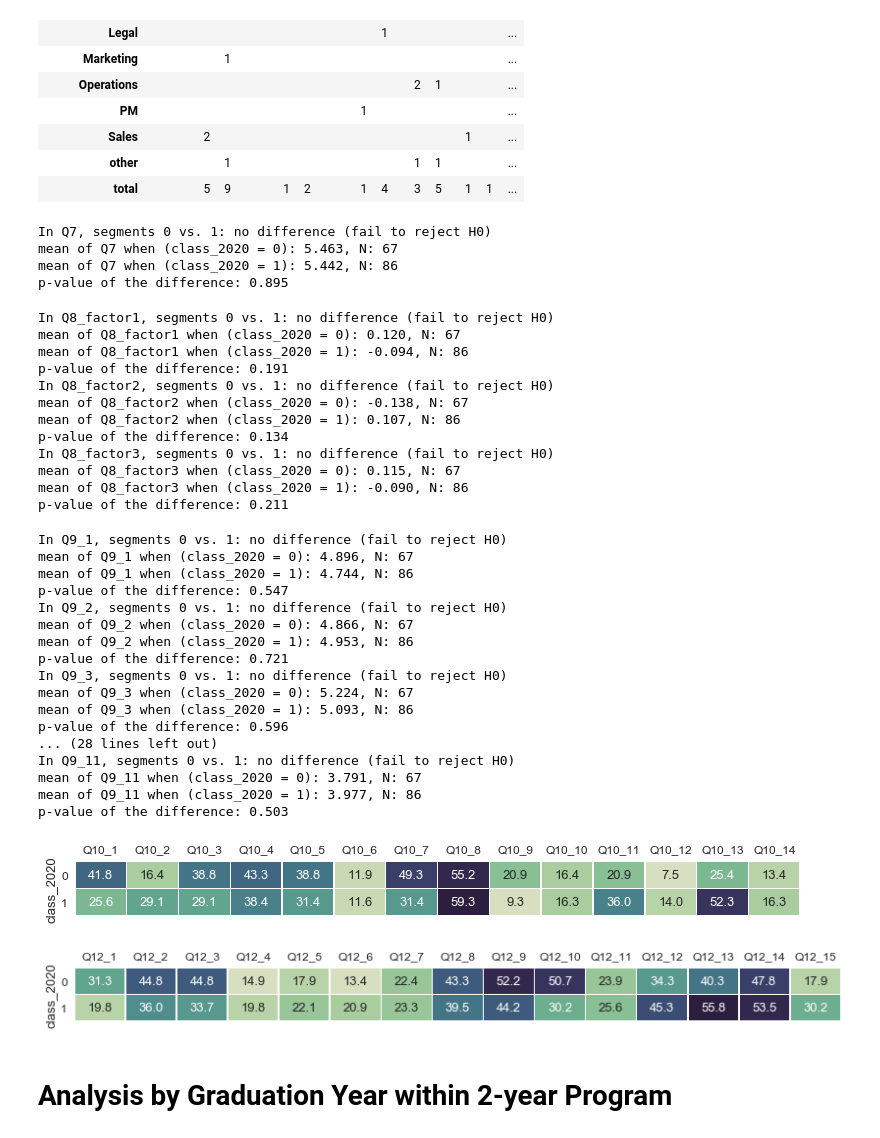
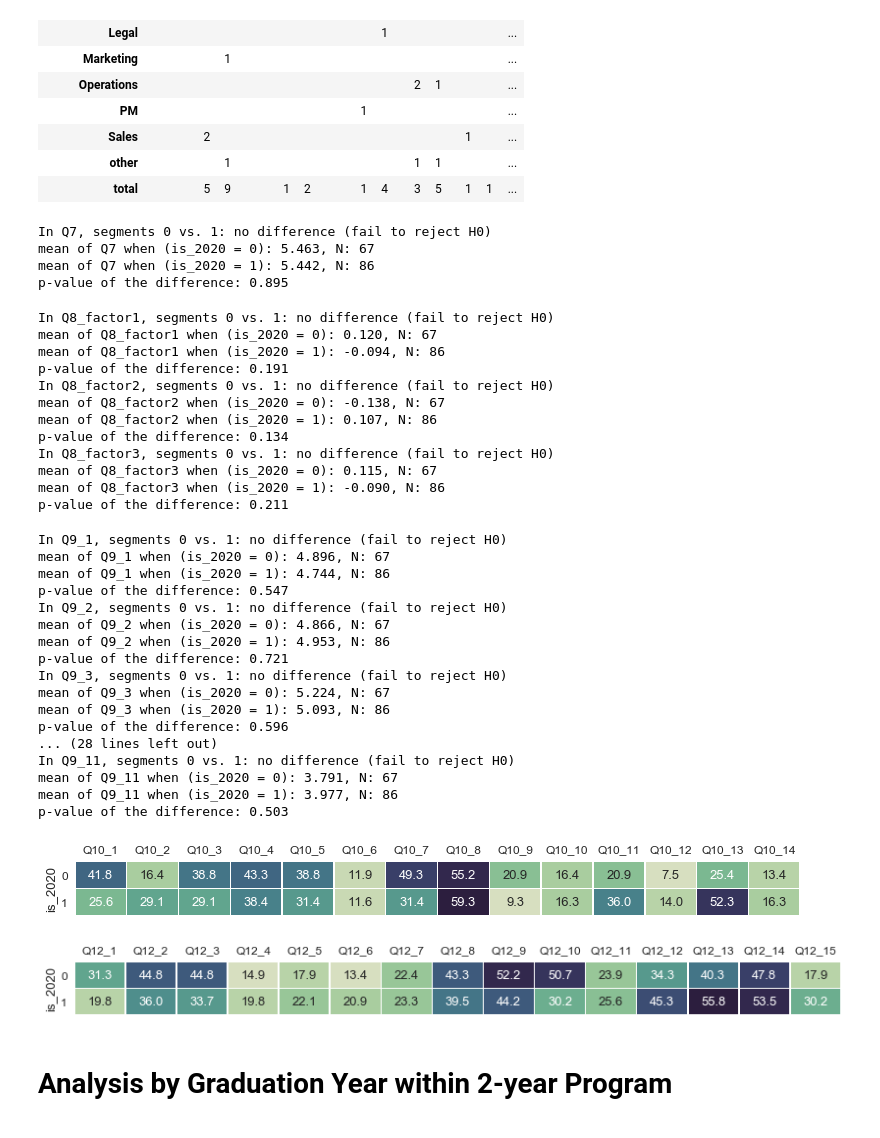
Before and after one commit to kl884/COVID-19-Test-Positive-Rate, a Jupyter notebook: SPMI (not related to COVID-19)/SPMI Survey.ipynb, the cells around one changed output. Saved outputs shown, nothing was run; the diff lists cells and outputs as text; code cells hidden in the pictures.

```diff
--- a/SPMI (not related to COVID-19)/SPMI Survey.ipynb
+++ b/SPMI (not related to COVID-19)/SPMI Survey.ipynb
@@ -584,7 +576,7 @@ if df['Progress'].min() < 100:
 
 # Remove unnecessary or confidential info
 duration_sec= df['Duration__in_seconds_'].copy()
-df= df.iloc[:, df.columns.get_loc('reward'):df.columns.get_loc('Q26')+1]
+df= df.iloc[:, df.columns.get_loc('Q2'):df.columns.get_loc('Q26')+1]
 df['duration_min']= duration_sec/60
 
 # Rename the demographics
@@ -1056,7 +1047,7 @@ groupby_pct(Q12, segment= Q8_cluster2['Q8_segment2'], figsize= (14,1))
 # Analysis by Graduation Year
 # %%
 # Create a dummy variable for class of 2020 (graduating class)
-df['class_2020']= (df['class'] == '2020').astype(int)
+df['is_2020']= (df['class'] == '2020').astype(int)
 # %%
 # Fisher's exact test with Q8_segment2
 # Use Fisher's test here because the sample size is small
@@ -1115,65 +1106,65 @@ career_tab(class_not2020, segment= class_not2020['Q8_segment2'])
 | total | 5 | 9 | 1 | 2 | 1 | 4 | 3 | 5 | 1 | 1 | ... |
 # %%
 # T-test for 2020 vs. non-2020 on overall satisfaction
-multi_ttest_1d(df, 'class_2020', 'Q7', alpha= 0.05, violinplot= None)
+multi_ttest_1d(df, 'is_2020', 'Q7', alpha= 0.05, violinplot= None)
 # %% [output]
 In Q7, segments 0 vs. 1: no difference (fail to reject H0)
-mean of Q7 when (class_2020 = 0): 5.463, N: 67
-mean of Q7 when (class_2020 = 1): 5.442, N: 86
+mean of Q7 when (is_2020 = 0): 5.463, N: 67
+mean of Q7 when (is_2020 = 1): 5.442, N: 86
 p-value of the difference: 0.895
 # %%
 # T-test for 2020 vs. non-2020 on satisfaction (Q8)
 Q8_clusters= transformed_variables_Q8.columns.values
 df[Q8_clusters]= Q8_cluster2[Q8_clusters]
-multi_ttest_2d(df, 'class_2020', Q8_clusters, alpha= 0.05, violinplot= None)
+multi_ttest_2d(df, 'is_2020', Q8_clusters, alpha= 0.05, violinplot= None)
 
 # No difference
 # %% [output]
 In Q8_factor1, segments 0 vs. 1: no difference (fail to reject H0)
-mean of Q8_factor1 when (class_2020 = 0): 0.120, N: 67
-mean of Q8_factor1 when (class_2020 = 1): -0.094, N: 86
+mean of Q8_factor1 when (is_2020 = 0): 0.120, N: 67
+mean of Q8_factor1 when (is_2020 = 1): -0.094, N: 86
 p-value of the difference: 0.191
 In Q8_factor2, segments 0 vs. 1: no difference (fail to reject H0)
-mean of Q8_factor2 when (class_2020 = 0): -0.138, N: 67
-mean of Q8_factor2 when (class_2020 = 1): 0.107, N: 86
+mean of Q8_factor2 when (is_2020 = 0): -0.138, N: 67
+mean of Q8_factor2 when (is_2020 = 1): 0.107, N: 86
 p-value of the difference: 0.134
 In Q8_factor3, segments 0 vs. 1: no difference (fail to reject H0)
-mean of Q8_factor3 when (class_2020 = 0): 0.115, N: 67
-mean of Q8_factor3 when (class_2020 = 1): -0.090, N: 86
+mean of Q8_factor3 when (is_2020 = 0): 0.115, N: 67
+mean of Q8_factor3 when (is_2020 = 1): -0.090, N: 86
 p-value of the difference: 0.211
 # %%
 # T-test for 2020 vs. non-2020 on importance (Q9)
-multi_ttest_2d(df, 'class_2020', Q9.columns.values, alpha= 0.05, violinplot= None)
+multi_ttest_2d(df, 'is_2020', Q9.columns.values, alpha= 0.05, violinplot= None)
 
 # No difference
 # %% [output]
 In Q9_1, segments 0 vs. 1: no difference (fail to reject H0)
-mean of Q9_1 when (class_2020 = 0): 4.896, N: 67
-mean of Q9_1 when (class_2020 = 1): 4.744, N: 86
+mean of Q9_1 when (is_2020 = 0): 4.896, N: 67
+mean of Q9_1 when (is_2020 = 1): 4.744, N: 86
 p-value of the difference: 0.547
 In Q9_2, segments 0 vs. 1: no difference (fail to reject H0)
-mean of Q9_2 when (class_2020 = 0): 4.866, N: 67
-mean of Q9_2 when (class_2020 = 1): 4.953, N: 86
+mean of Q9_2 when (is_2020 = 0): 4.866, N: 67
+mean of Q9_2 when (is_2020 = 1): 4.953, N: 86
 p-value of the difference: 0.721
 In Q9_3, segments 0 vs. 1: no difference (fail to reject H0)
-mean of Q9_3 when (class_2020 = 0): 5.224, N: 67
-mean of Q9_3 when (class_2020 = 1): 5.093, N: 86
+mean of Q9_3 when (is_2020 = 0): 5.224, N: 67
+mean of Q9_3 when (is_2020 = 1): 5.093, N: 86
 p-value of the difference: 0.596
 ... (28 lines left out)
 In Q9_11, segments 0 vs. 1: no difference (fail to reject H0)
-mean of Q9_11 when (class_2020 = 0): 3.791, N: 67
-mean of Q9_11 when (class_2020 = 1): 3.977, N: 86
+mean of Q9_11 when (is_2020 = 0): 3.791, N: 67
+mean of Q9_11 when (is_2020 = 1): 3.977, N: 86
 p-value of the difference: 0.503
 # %%
-# Q10 proportion by class_2020
-groupby_pct(Q10, segment= df['class_2020'], figsize= (13,1))
+# Q10 proportion by is_2020
+groupby_pct(Q10, segment= df['is_2020'], figsize= (13,1))
 # %% [output]
-[figure, old version]
+[figure, new version]
 # %%
-# Q12 proportion by class_2020
-groupby_pct(Q12, segment= df['class_2020'], figsize= (14,1))
+# Q12 proportion by is_2020
+groupby_pct(Q12, segment= df['is_2020'], figsize= (14,1))
 # %% [output]
-[figure, old version]
+[figure, new version]
 # %% [markdown]
 # Analysis by Graduation Year within 2-year Program
 # %%
```
Also changed, not shown: parts of 31 cells of this notebook, 1 other file.
